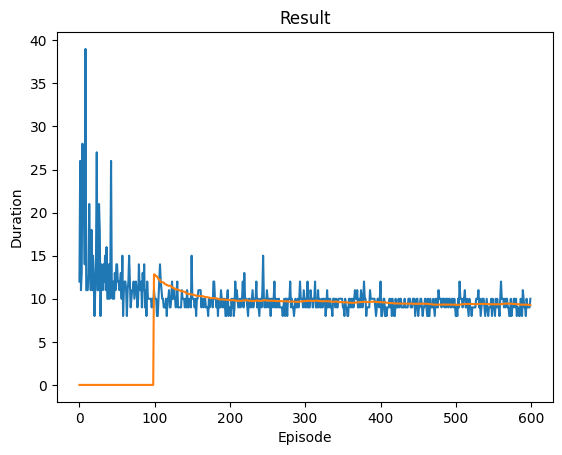
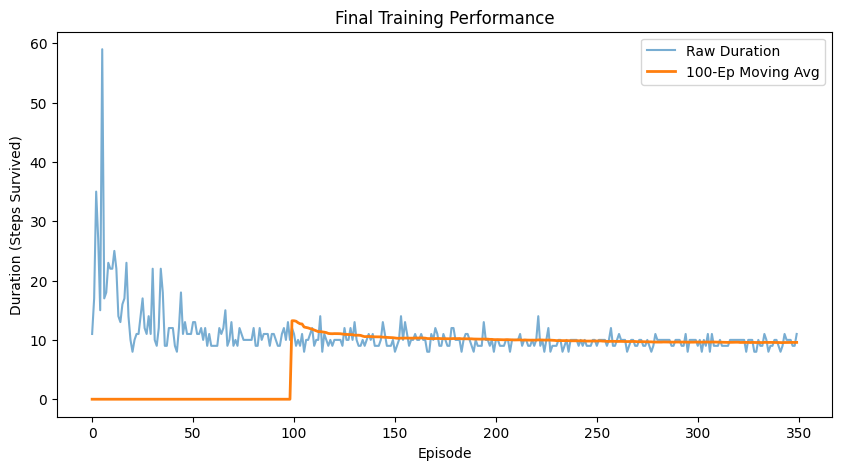
The notebook cell's code change between the first figure and the second:
--- before
+++ after
@@ -38,5 +38,3 @@
 print('Complete')
 plot_duration(show_result=True)
-plt.ioff()
-plt.show()
 

Commit: Updating Plots